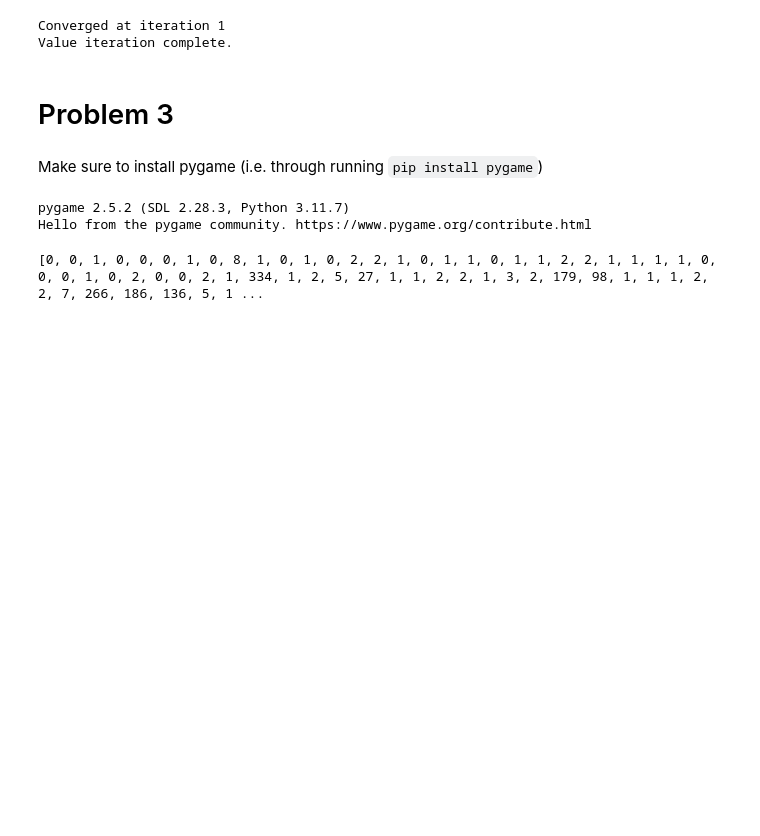
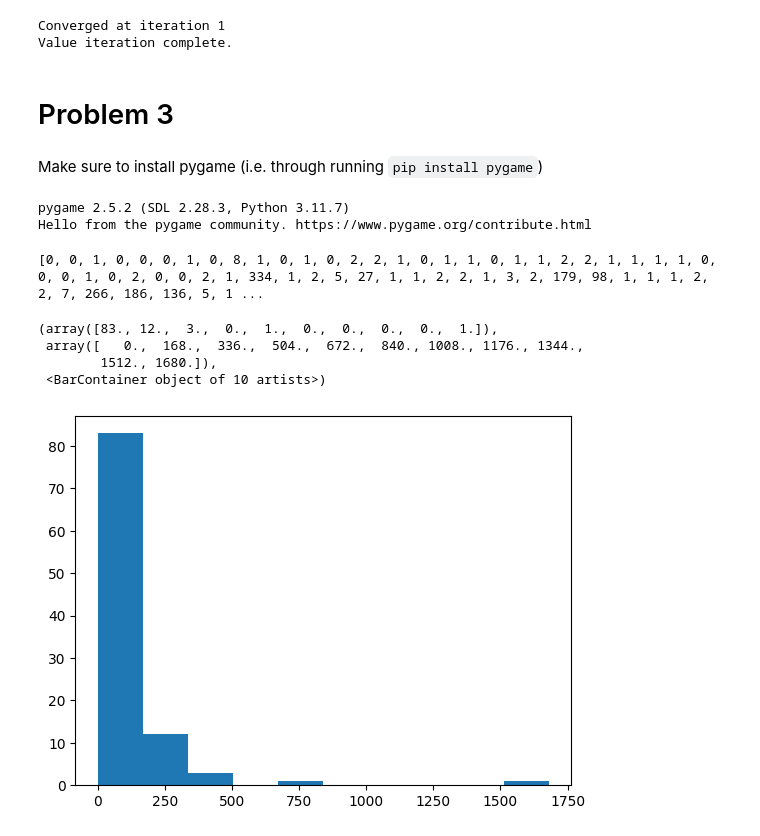
Before and after one commit to Martinez-andy/cs181-s24-homeworks, a Jupyter notebook: hw6/homework6.ipynb, the cells around one changed output. Saved outputs shown, nothing was run; the diff lists cells and outputs as text; code cells hidden in the pictures; blank space fills up the shorter version.

```diff
--- a/hw6/homework6.ipynb
+++ b/hw6/homework6.ipynb
@@ -538,3 +544,11 @@ print(hist)
 np.save('hist', np.array(hist))
 # %% [output]
 [0, 0, 1, 0, 0, 0, 1, 0, 8, 1, 0, 1, 0, 2, 2, 1, 0, 1, 1, 0, 1, 1, 2, 2, 1, 1, 1, 1, 0, 0, 0, 1, 0, 2, 0, 0, 2, 1, 334, 1, 2, 5, 27, 1, 1, 2, 2, 1, 3, 2, 179, 98, 1, 1, 1, 2, 2, 7, 266, 186, 136, 5, 1 ...
+# %%
+plt.hist(hist)
+# %% [output]
+(array([83., 12.,  3.,  0.,  1.,  0.,  0.,  0.,  0.,  1.]),
+ array([   0.,  168.,  336.,  504.,  672.,  840., 1008., 1176., 1344.,
+        1512., 1680.]),
+ <BarContainer object of 10 artists>)
+[figure, added]
```
Also changed, not shown: parts of 4 cells of this notebook.
